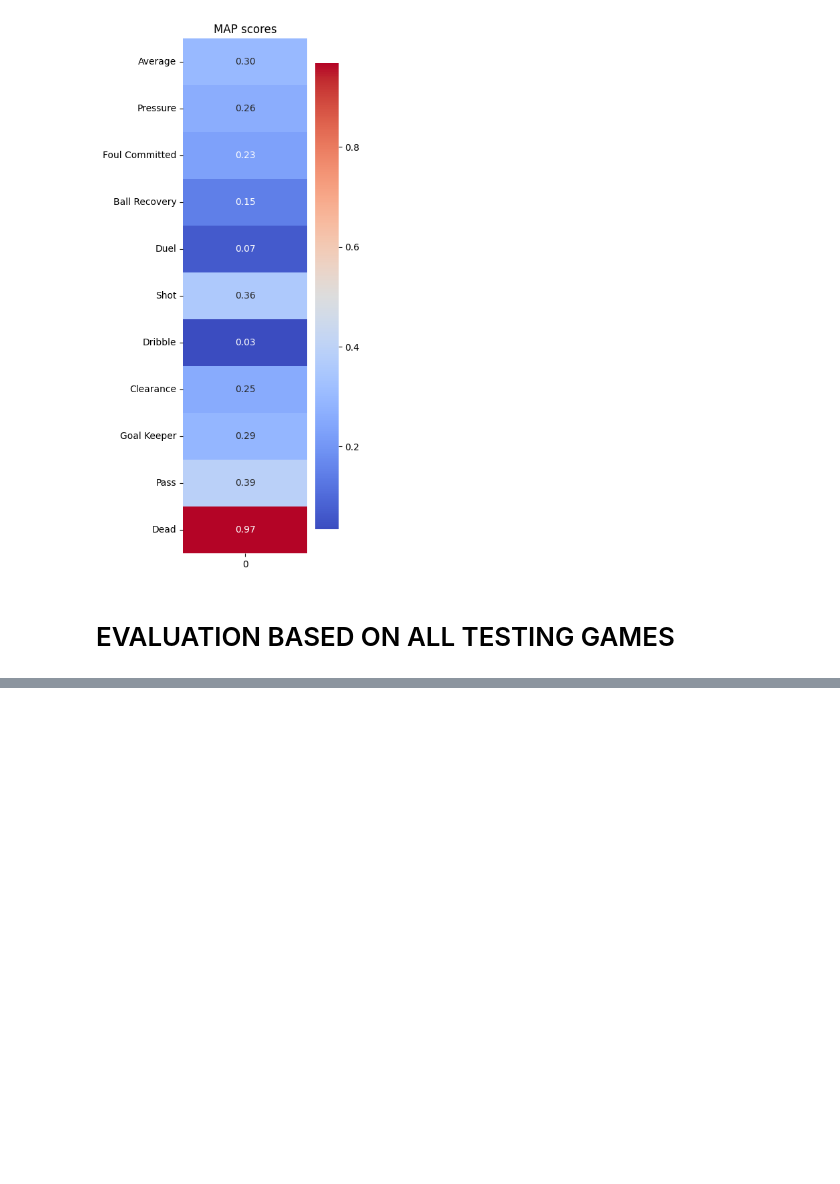
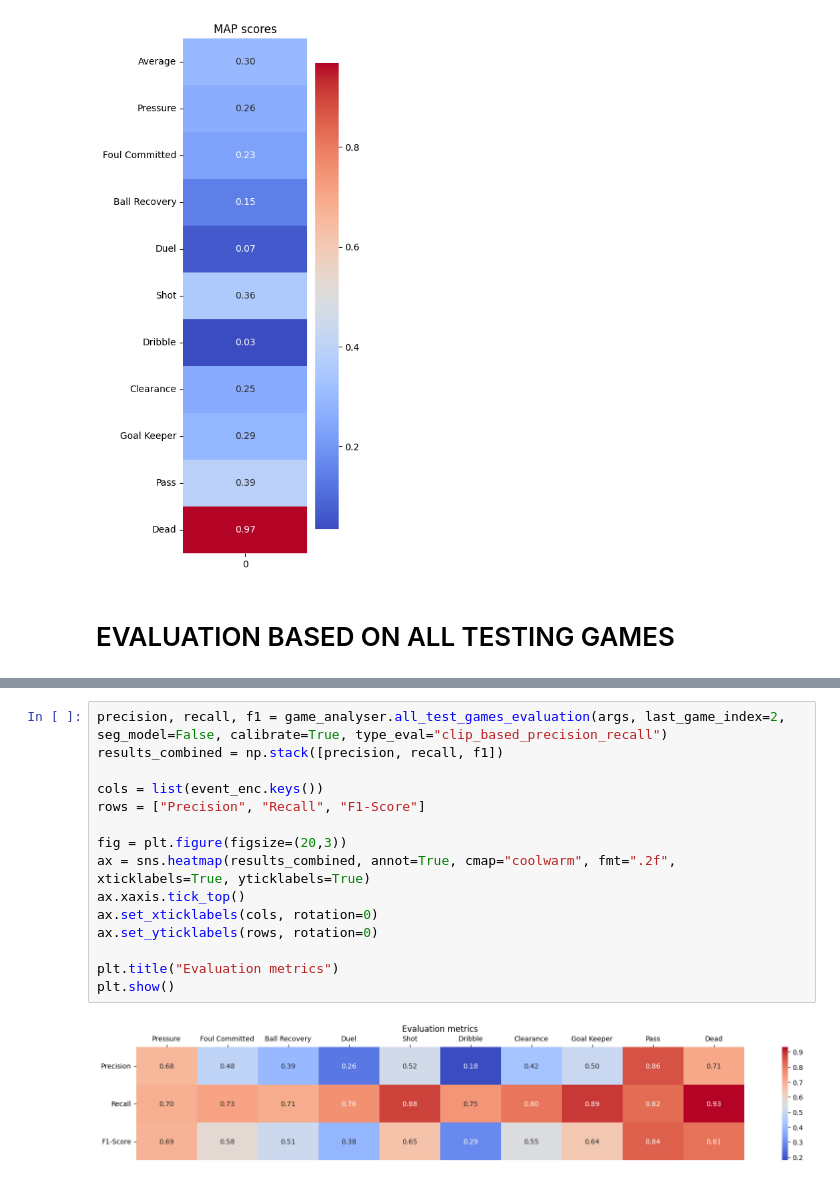
Before and after one commit to Ziolo1999/GNNsFootballEventSpotting, a Jupyter notebook: Code2/notebooks/backbone_GCN.ipynb, the cells around one changed output, grey strips where cells are left out. Saved outputs shown, nothing was run; the diff lists cells and outputs as text; blank space fills up the shorter version.

```diff
--- a/Code2/notebooks/backbone_GCN.ipynb
+++ b/Code2/notebooks/backbone_GCN.ipynb
@@ -461,0 +465,17 @@ plt.show()
+# %%
+precision, recall, f1 = game_analyser.all_test_games_evaluation(args, last_game_index=2, seg_model=False, calibrate=True, type_eval="clip_based_precision_recall")
+results_combined = np.stack([precision, recall, f1])
+
+cols = list(event_enc.keys())
+rows = ["Precision", "Recall", "F1-Score"]
+
+fig = plt.figure(figsize=(20,3))
+ax = sns.heatmap(results_combined, annot=True, cmap="coolwarm", fmt=".2f", xticklabels=True, yticklabels=True)
+ax.xaxis.tick_top()
+ax.set_xticklabels(cols, rotation=0)
+ax.set_yticklabels(rows, rotation=0)
+
+plt.title("Evaluation metrics")
+plt.show()
+# %% [output]
+[figure, added]
```
Also changed, not shown: parts of 5 cells of this notebook, 11 other files.
